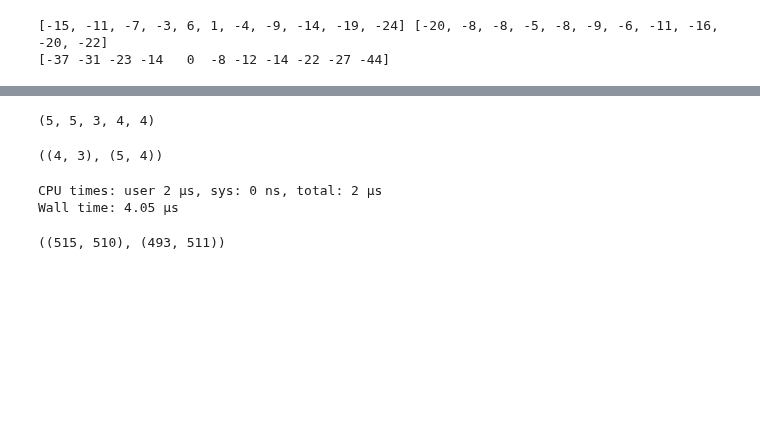
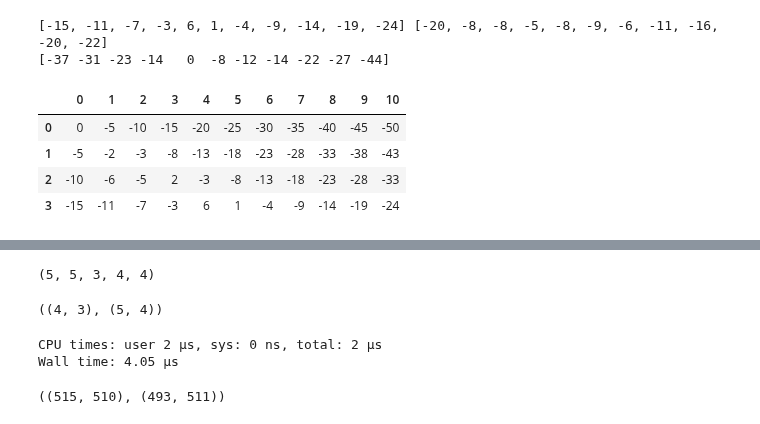
Before and after one commit to rodriguezmDNA/bioinformaticsAlgorithms, a Jupyter notebook: ba5k_middleEdge.ipynb, the cells around one changed output, grey strips where cells are left out. Cells and saved outputs as stored; diff of their text form; code cells hidden in the pictures; blank space fills up the shorter version.

```diff
--- a/ba5k_middleEdge.ipynb
+++ b/ba5k_middleEdge.ipynb
@@ -192,3 +192,11 @@ print (np.array(scoreF) + np.array(scoreR[::-1]))
 # %% [output]
 [-15, -11, -7, -3, 6, 1, -4, -9, -14, -19, -24] [-20, -8, -8, -5, -8, -9, -6, -11, -16, -20, -22]
 [-37 -31 -23 -14   0  -8 -12 -14 -22 -27 -44]
+# %%
+pd.DataFrame(global_alignment(yA,x,blosum,5)[4])
+# %% [output]
+|  | 0 | 1 | 2 | 3 | 4 | 5 | 6 | 7 | 8 | 9 | 10 |
+| 0 | 0 | -5 | -10 | -15 | -20 | -25 | -30 | -35 | -40 | -45 | -50 |
+| 1 | -5 | -2 | -3 | -8 | -13 | -18 | -23 | -28 | -33 | -38 | -43 |
+| 2 | -10 | -6 | -5 | 2 | -3 | -8 | -13 | -18 | -23 | -28 | -33 |
+| 3 | -15 | -11 | -7 | -3 | 6 | 1 | -4 | -9 | -14 | -19 | -24 |
```
Also changed, not shown: parts of 6 cells of this notebook.
